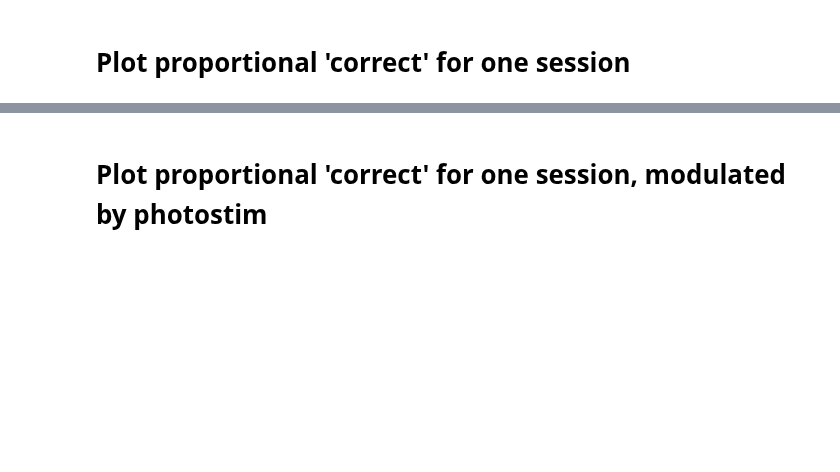
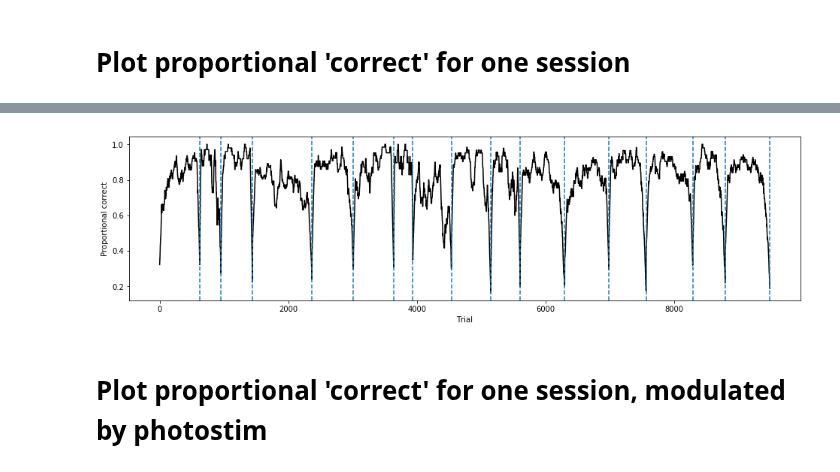
Before and after one commit to mesoscale-activity-map/map-ephys, a Jupyter notebook: notebook/plot_behavior.ipynb, the cells around one changed output, grey strips where cells are left out. Cells and saved outputs as stored; diff of their text form; code cells hidden in the pictures; blank space fills up the shorter version.

Commit message:
update plot_behavior notebook

```diff
--- a/notebook/plot_behavior.ipynb
+++ b/notebook/plot_behavior.ipynb
@@ -50,3 +50,16 @@ behavior_plot.plot_correct_proportion(session_key)
+# %%
+session_keys = (experiment.Session & {'subject_id': 432572}).fetch('KEY', order_by='session')
+# %%
+p_correct = [behavior_plot.plot_correct_proportion(s, plot=False)[1] for s in session_keys]
+# %%
+fig, ax = plt.subplots(1, 1, figsize=(16, 4))
+ax.plot(np.hstack(p_correct), 'k')
+ax.set_ylabel('Proportional correct')
+ax.set_xlabel('Trial')
+for s in np.cumsum([len(d) for d in p_correct]):
+    ax.axvline(x=s, linestyle='--')
+# %% [output]
+[figure, added]
 # %% [markdown]
 # Plot proportional 'correct' for one session, modulated by photostim
 # %%
```
Also changed, not shown: parts of 19 cells of this notebook, 1 other file.
